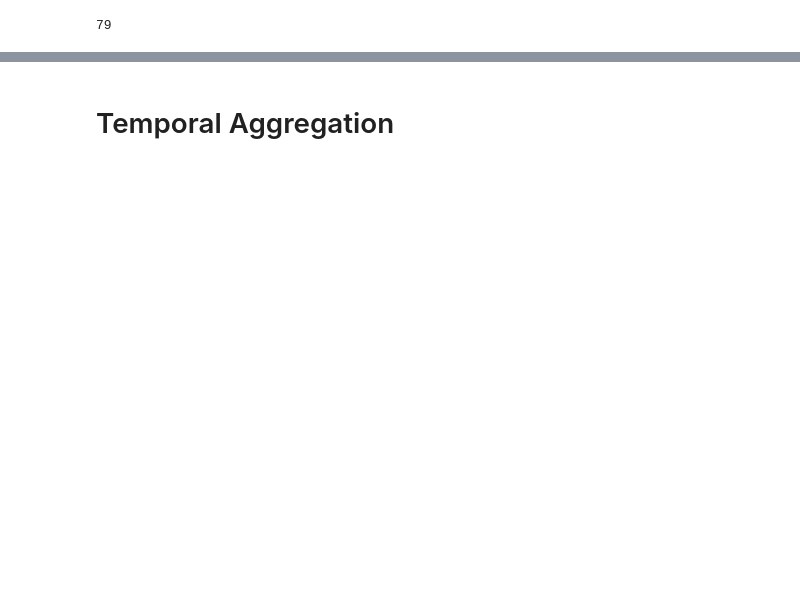
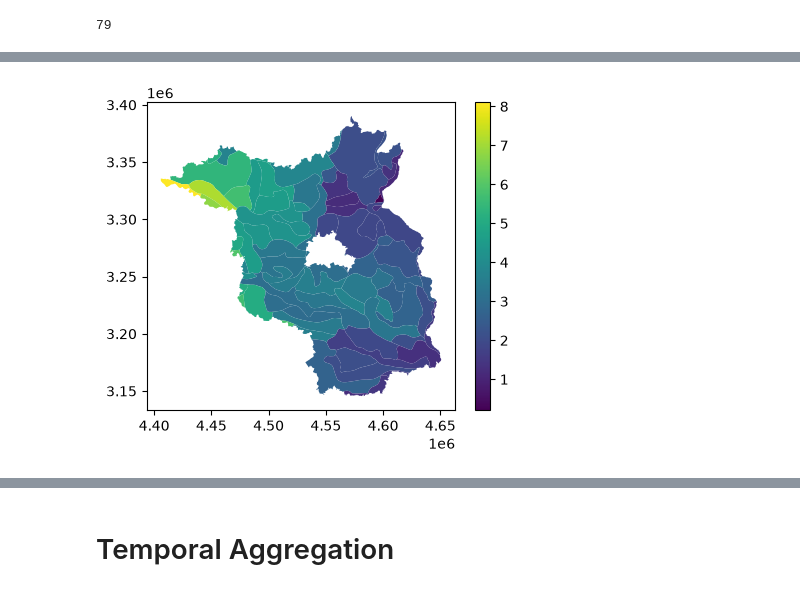
Before and after one commit to frankepolina/ai4hws_portfolioproject, a Jupyter notebook: dev/preprocess.ipynb, the cells around one changed output, grey strips where cells are left out. Drawn from its saved outputs; the diff is of its cells as text; code cells hidden in the pictures; blank space fills up the shorter version.

```diff
--- a/dev/preprocess.ipynb
+++ b/dev/preprocess.ipynb
@@ -186,0 +218,23 @@ pr_region_daily.shape
+# %%
+values = (
+    pr_spatial_agg["pr"]
+    .sel(time="2001-01-01")
+    .to_dataframe(name="pr")
+    .reset_index()
+)
+
+natraum_plot = natraum_3035.merge(
+    values,
+    on="region_id",
+    how="left",
+)
+
+natraum_plot.plot(
+    column="pr",
+    legend=True,
+    figsize=(5, 4),
+)
+
+plt.show()
+# %% [output]
+[figure, added]
```
Also changed, not shown: parts of 32 cells of this notebook, 4 other files.
